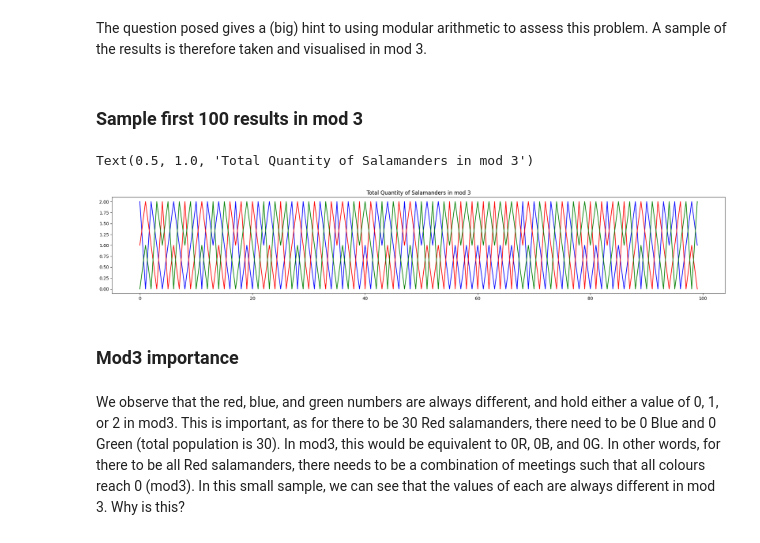
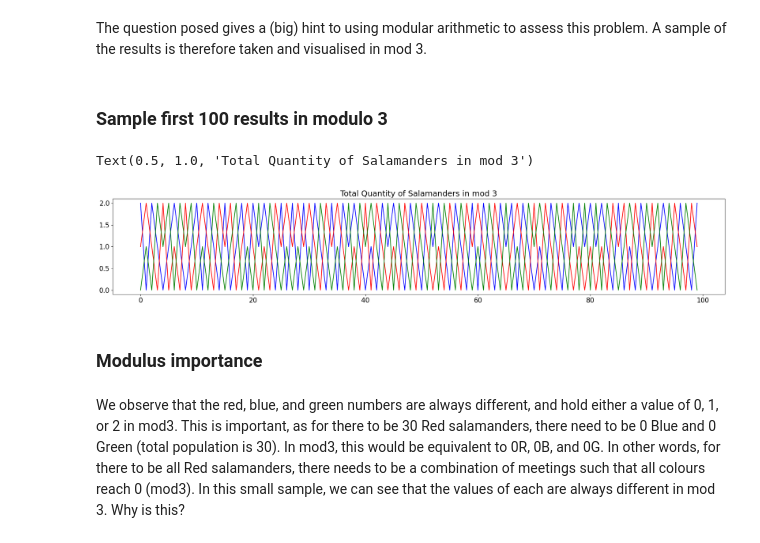
Before and after one commit to faisaljina/salamander-island, a Jupyter notebook: salamanders.ipynb, the cells around one changed output. Saved outputs shown, nothing was run; the diff lists cells and outputs as text; code cells hidden in the pictures.

Commit message:
Update graphs and expand explanation

```diff
--- a/salamanders.ipynb
+++ b/salamanders.ipynb
@@ -81,7 +81,7 @@ for i in tqdm(range(iters), miniters=iters/100):
 # %% [markdown]
 The question posed gives a (big) hint to using modular arithmetic to assess this problem. A sample of the results is therefore taken and visualised in mod 3.
 # %% [markdown]
-### Sample first 100 results in mod 3
+### Sample first 100 results in modulo 3
 # %%
 # Sample the first 100 meetings to visualise progress
 track_vals = list(tracker.values())
@@ -98,20 +98,21 @@ for i in range(len(track_vals)):
 # %%
 # Plot graph of population change in mod 3
 import pylab as plt
 from matplotlib.pyplot import figure
 %matplotlib inline
 
 figure(figsize=(25, 4), dpi=100)
+plt.rcParams.update({'font.size': 15})
 
 plt.plot(range(len(b)), b, 'b')
 plt.plot(range(len(r)), r, 'r')
 plt.plot(range(len(g)), g, 'g')
 plt.title('Total Quantity of Salamanders in mod 3')
 # %% [output]
 Text(0.5, 1.0, 'Total Quantity of Salamanders in mod 3')
-[figure, old version]
+[figure, new version]
 # %% [markdown]
-### Mod3 importance
+### Modulus importance
 # %%
 # Prepare some data for explanation
 import pandas as pd
```
Also changed, not shown: parts of 8 cells of this notebook, 5 other files.
